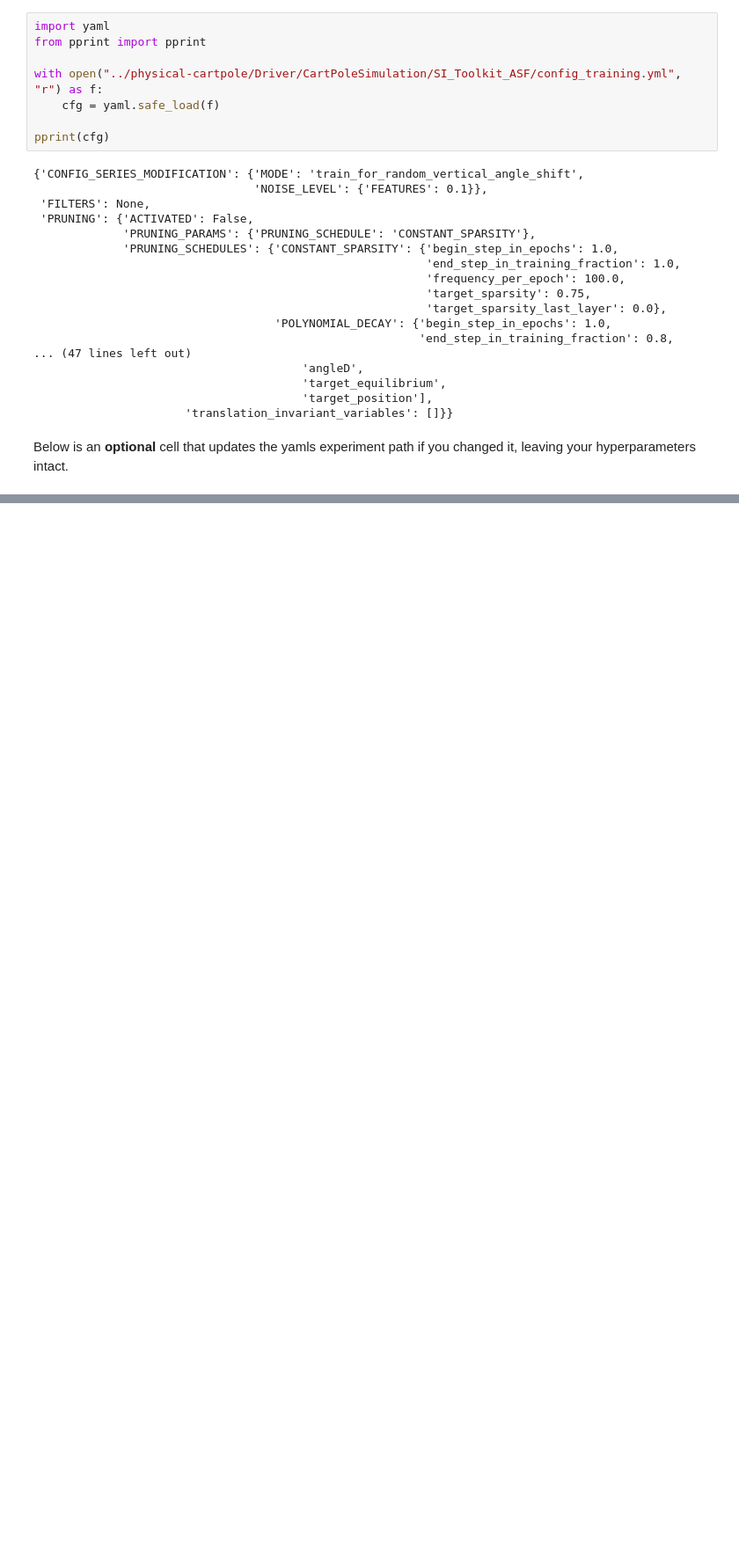
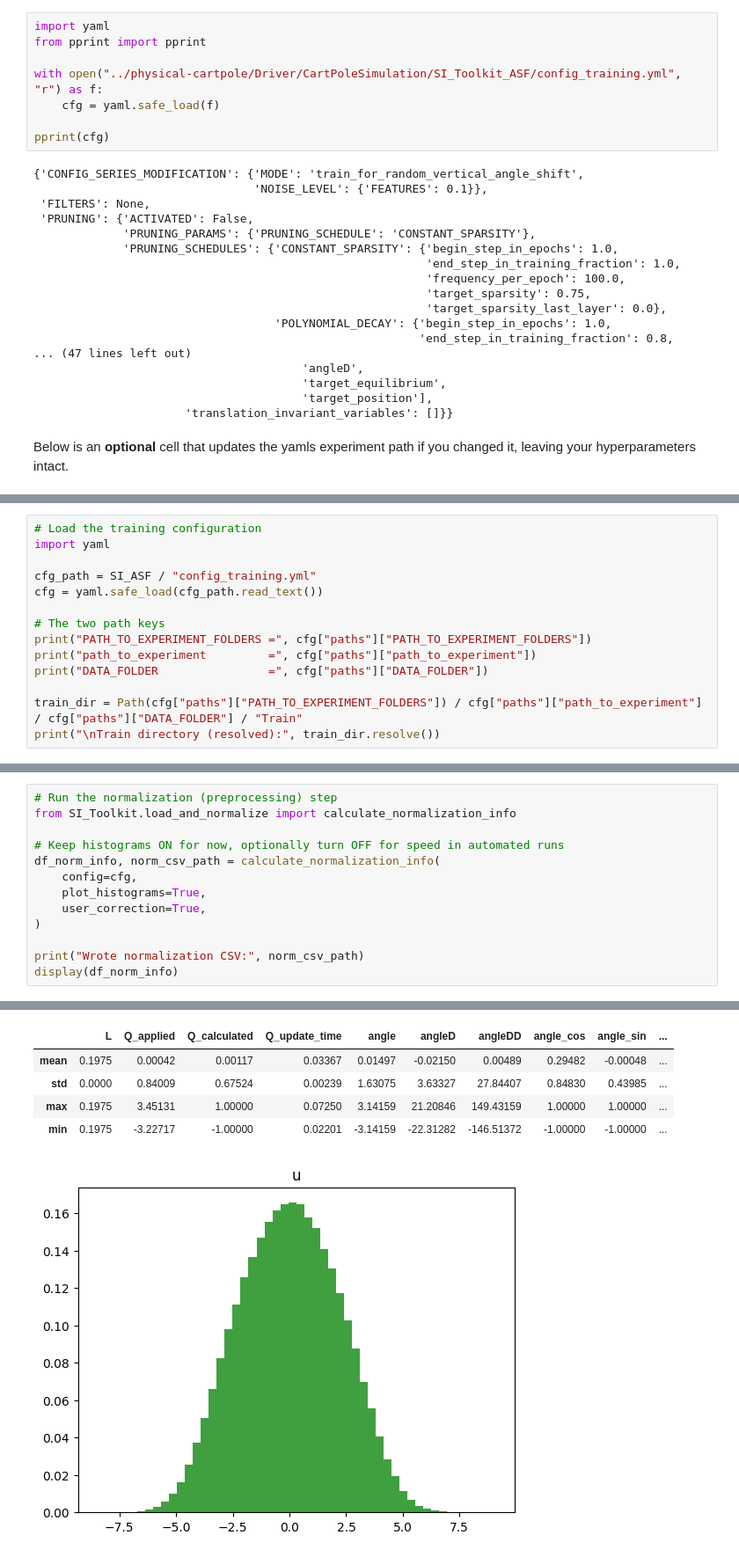
Before and after one commit to fastmachinelearning/physical-cartpole, a Jupyter notebook: cartpole_demo_walkthrough.ipynb, the cells around one changed output, grey strips where cells are left out. Shown at 88% size. Saved outputs shown, nothing was run; the diff lists cells and outputs as text; blank space fills up the shorter version.

Commit message:
Added steps/information on normalization

```diff
--- a/cartpole_demo_walkthrough.ipynb
+++ b/cartpole_demo_walkthrough.ipynb
@@ -176,0 +217,14 @@ The function that does this is `SI_Toolkit.load_and_normalize.calculate_normaliz
+# %%
+# Load the training configuration
+import yaml
+
+cfg_path = SI_ASF / "config_training.yml"
+cfg = yaml.safe_load(cfg_path.read_text())
+
+# The two path keys
+print("PATH_TO_EXPERIMENT_FOLDERS =", cfg["paths"]["PATH_TO_EXPERIMENT_FOLDERS"])
+print("path_to_experiment         =", cfg["paths"]["path_to_experiment"])
+print("DATA_FOLDER                =", cfg["paths"]["DATA_FOLDER"])
+
+train_dir = Path(cfg["paths"]["PATH_TO_EXPERIMENT_FOLDERS"]) / cfg["paths"]["path_to_experiment"] / cfg["paths"]["DATA_FOLDER"] / "Train"
+print("\nTrain directory (resolved):", train_dir.resolve())
@@ -176,0 +270,14 @@ The function that does this is `SI_Toolkit.load_and_normalize.calculate_normaliz
+# %%
+# Run the normalization (preprocessing) step
+from SI_Toolkit.load_and_normalize import calculate_normalization_info
+
+# Keep histograms ON for now, optionally turn OFF for speed in automated runs
+df_norm_info, norm_csv_path = calculate_normalization_info(
+    config=cfg,
+    plot_histograms=True,
+    user_correction=True,
+)
+
+print("Wrote normalization CSV:", norm_csv_path)
+display(df_norm_info)
+# %% [output]
@@ -176,0 +305,6 @@ The function that does this is `SI_Toolkit.load_and_normalize.calculate_normaliz
+|  | L | Q_applied | Q_calculated | Q_update_time | angle | angleD | angleDD | angle_cos | angle_sin | ... |
+| mean | 0.1975 | 0.00042 | 0.00117 | 0.03367 | 0.01497 | -0.02150 | 0.00489 | 0.29482 | -0.00048 | ... |
+| std | 0.0000 | 0.84009 | 0.67524 | 0.00239 | 1.63075 | 3.63327 | 27.84407 | 0.84830 | 0.43985 | ... |
+| max | 0.1975 | 3.45131 | 1.00000 | 0.07250 | 3.14159 | 21.20846 | 149.43159 | 1.00000 | 1.00000 | ... |
+| min | 0.1975 | -3.22717 | -1.00000 | 0.02201 | -3.14159 | -22.31282 | -146.51372 | -1.00000 | -1.00000 | ... |
+[figure, added]
```
Also changed, not shown: parts of 17 cells of this notebook.
